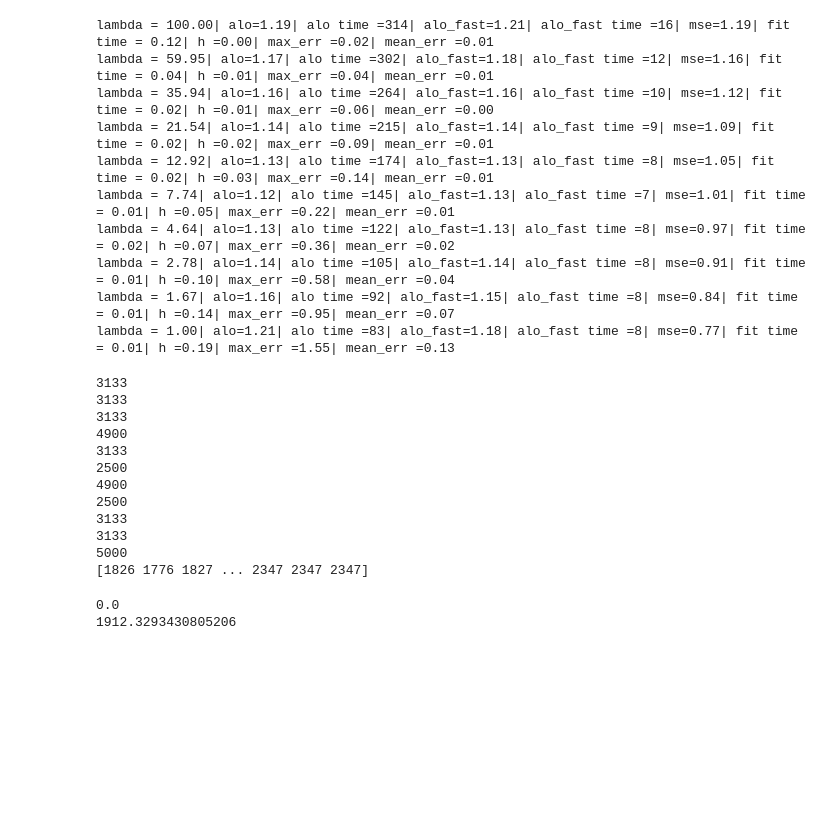
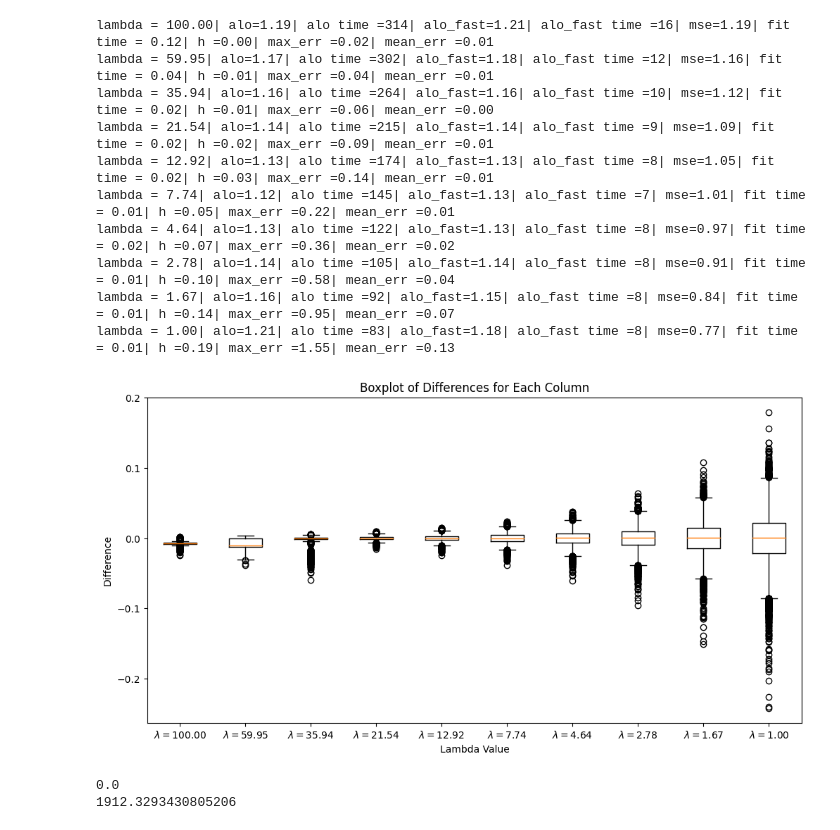
Before and after one commit to RahnamaRad/fast-ALO, a Jupyter notebook: neural_data.ipynb, the cells around one changed output. Saved outputs shown, nothing was run; the diff lists cells and outputs as text; code cells hidden in the pictures; blank space fills up the shorter version.

```diff
--- a/neural_data.ipynb
+++ b/neural_data.ipynb
@@ -369,35 +369,36 @@ lambda = 4.64| alo=1.13| alo time =122| alo_fast=1.13| alo_fast time =8| mse=0.9
 lambda = 2.78| alo=1.14| alo time =105| alo_fast=1.14| alo_fast time =8| mse=0.91| fit time = 0.01| h =0.10| max_err =0.58| mean_err =0.04
 lambda = 1.67| alo=1.16| alo time =92| alo_fast=1.15| alo_fast time =8| mse=0.84| fit time = 0.01| h =0.14| max_err =0.95| mean_err =0.07
 lambda = 1.00| alo=1.21| alo time =83| alo_fast=1.18| alo_fast time =8| mse=0.77| fit time = 0.01| h =0.19| max_err =1.55| mean_err =0.13
-# %%
-print(hh.shape[0])
-print(hh_fast.shape[0])
-print(T)
-print(m)
-print(X.shape[0])
-print(X.shape[1])
-print(D.shape[0])
-print(D.shape[1])
-print(Z.shape[1])
-print(Z.shape[0])
-C=(u_s @ u_s.T) / S
-print(S)
-#print( np.sum(abs(A @ ae- e_i.toarray().ravel())))
-
-print(I)
-# %% [output]
-3133
-3133
-3133
-4900
-3133
-2500
-4900
-2500
-3133
-3133
-5000
-[1826 1776 1827 ... 2347 2347 2347]
+# %%
+import numpy as np
+import matplotlib.pyplot as plt
+
+
+
+# Calculate the differences between the matrices
+differences = Hii - Hii_fast
+
+# Determine the number of columns
+num_columns = differences.shape[1]
+
+# Set up the matplotlib figure and axes
+plt.figure(figsize=(12, 6))  # Adjust the figure size as needed
+
+# Create a boxplot for the differences of each column
+plt.boxplot([differences[:, i] for i in range(num_columns)])
+
+# Add title and labels
+plt.title('Boxplot of Differences for Each Column')
+plt.xlabel('Lambda Value')
+plt.ylabel('Difference')
+
+# Customize the x-ticks to show lambda values
+plt.xticks(range(1, num_columns + 1), [f'$\lambda={l:.2f}$' for l in lambdas])
+
+# Show the plot
+plt.show()
+# %% [output]
+[figure, added]
 # %%
 import numpy as np
 import matplotlib.pyplot as plt
```
Also changed, not shown: parts of 1 cell of this notebook.
